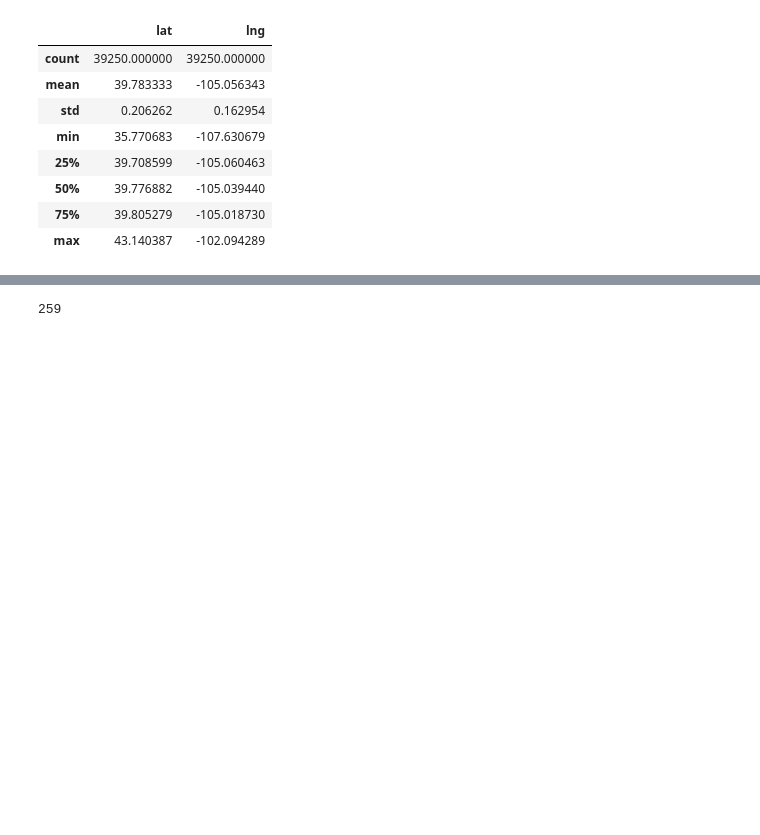
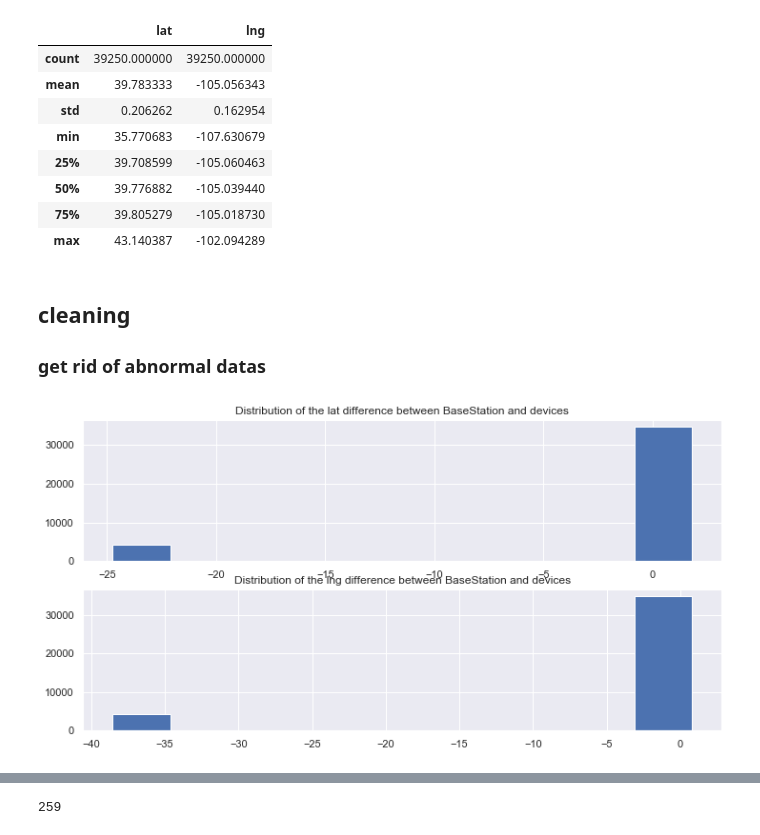
Before and after one commit to wangyangparis/IoT-geolocation, a Jupyter notebook: TP_Geoloc_Msp_Telecom_0.ipynb, the cells around one changed output, grey strips where cells are left out. Cells and saved outputs as stored; diff of their text form; code cells hidden in the pictures; blank space fills up the shorter version.

Commit message:
Eliminate error data
Eliminate error data

```diff
--- a/TP_Geoloc_Msp_Telecom_0.ipynb
+++ b/TP_Geoloc_Msp_Telecom_0.ipynb
@@ -81,3 +82,21 @@ pos_train.describe()
 | 50% | 39.776882 | -105.039440 |
 | 75% | 39.805279 | -105.018730 |
 | max | 43.140387 | -102.094289 |
+# %% [markdown]
+## cleaning
+### get rid of abnormal datas
+# %%
+lat_error=pos_train["lat"]-df_mess_train["bs_lat"]
+lng_error=pos_train["lng"]-df_mess_train["bs_lng"]
+# %%
+sns.set()
+plt.figure(figsize=(12,6))
+plt.subplot(2,1,1)
+plt.hist(lat_error)
+plt.title('Distribution of the lat difference between BaseStation and devices')
+plt.subplot(2,1,2)
+plt.hist(lng_error)
+plt.title('Distribution of the lng difference between BaseStation and devices')
+plt.show()
+# %% [output]
+[figure, added]
```
Also changed, not shown: parts of 8 cells of this notebook.
